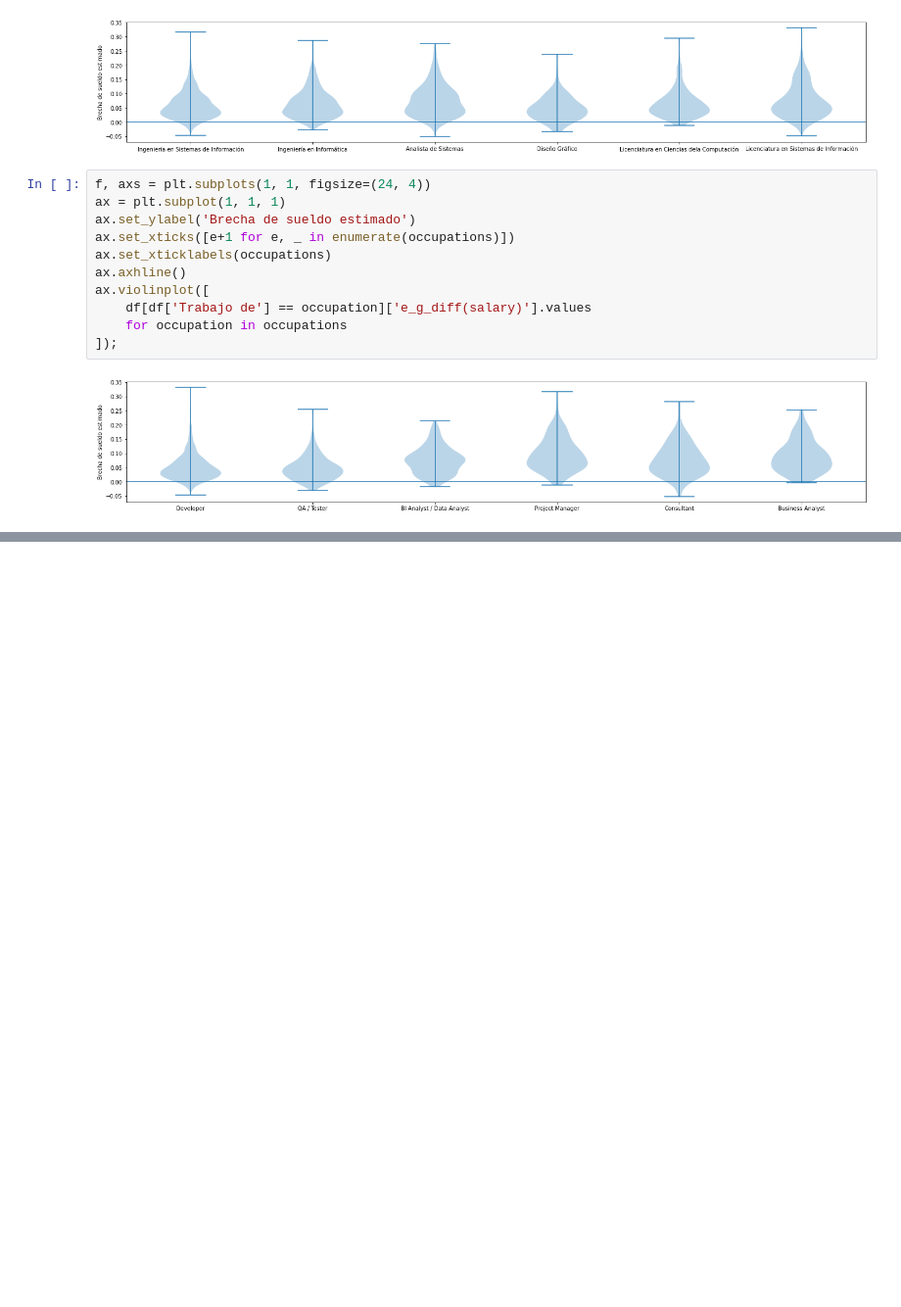
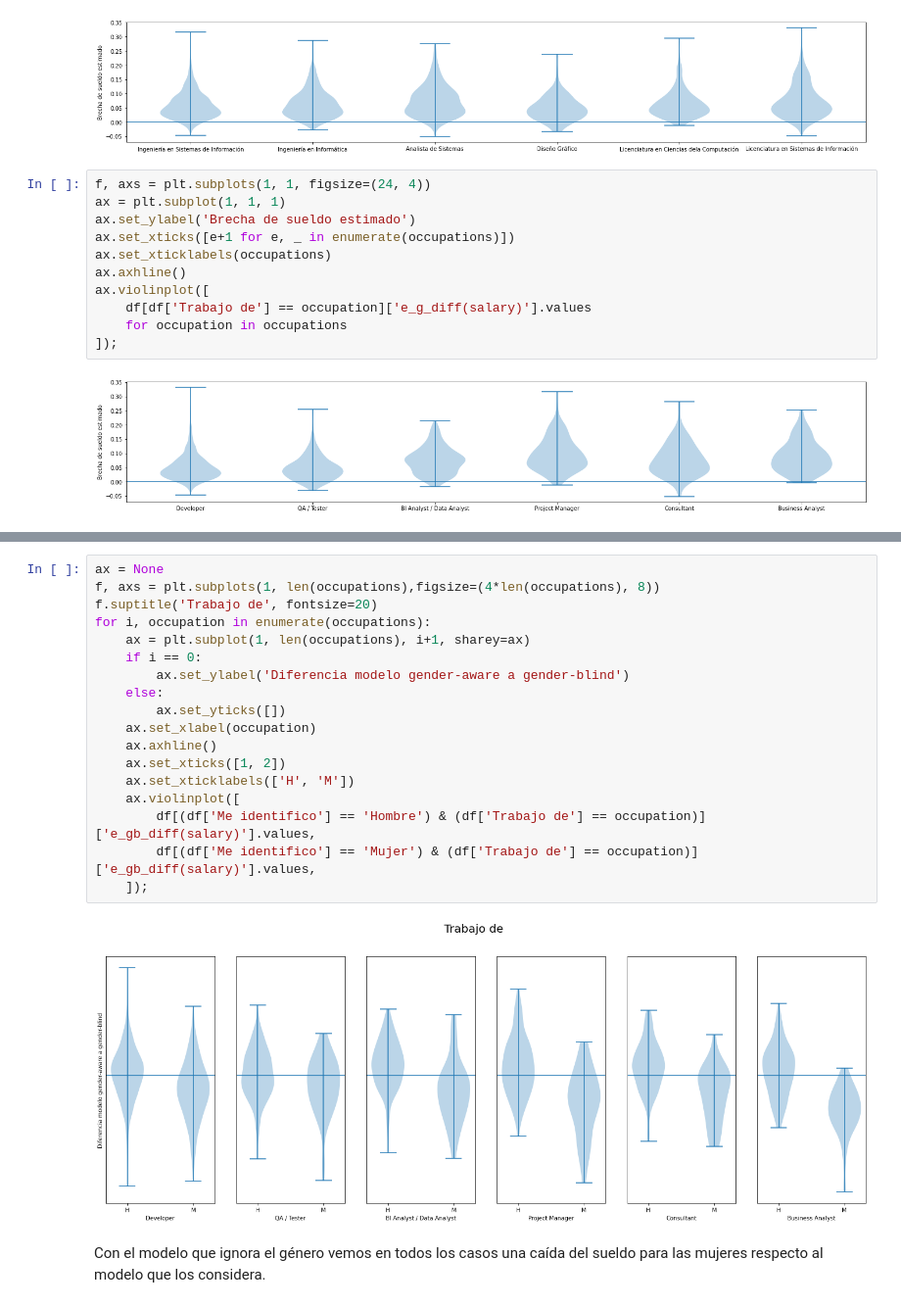
Before and after one commit to seppo0010/sysarmy-sueldos-2020.1, a Jupyter notebook: notebook/Brecha de género.ipynb, the cells around one changed output, grey strips where cells are left out. Shown at 98% size. Drawn from its saved outputs; the diff is of its cells as text; blank space fills up the shorter version.

```diff
--- a/notebook/Brecha de género.ipynb
+++ b/notebook/Brecha de género.ipynb
@@ -458,0 +524,22 @@ ax.violinplot([
+# %%
+ax = None
+f, axs = plt.subplots(1, len(occupations),figsize=(4*len(occupations), 8))
+f.suptitle('Trabajo de', fontsize=20)
+for i, occupation in enumerate(occupations):
+    ax = plt.subplot(1, len(occupations), i+1, sharey=ax)
+    if i == 0:
+        ax.set_ylabel('Diferencia modelo gender-aware a gender-blind')
+    else:
+        ax.set_yticks([])
+    ax.set_xlabel(occupation)
+    ax.axhline()
+    ax.set_xticks([1, 2])
+    ax.set_xticklabels(['H', 'M'])
+    ax.violinplot([
+        df[(df['Me identifico'] == 'Hombre') & (df['Trabajo de'] == occupation)]['e_gb_diff(salary)'].values,
+        df[(df['Me identifico'] == 'Mujer') & (df['Trabajo de'] == occupation)]['e_gb_diff(salary)'].values,
+    ]);
+# %% [output]
+[figure, added]
+# %% [markdown]
+Con el modelo que ignora el género vemos en todos los casos una caída del sueldo para las mujeres respecto al modelo que los considera.
```
Also changed, not shown: parts of 7 cells of this notebook.
